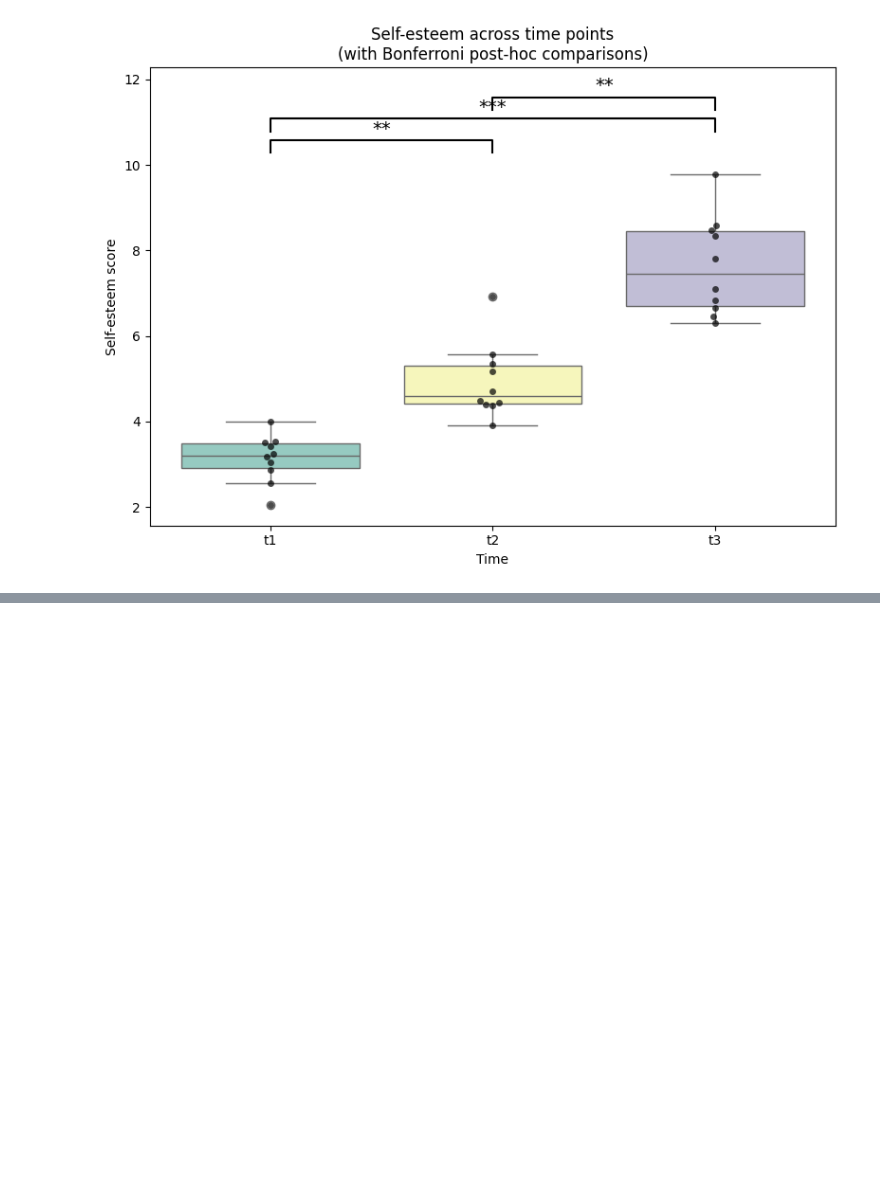
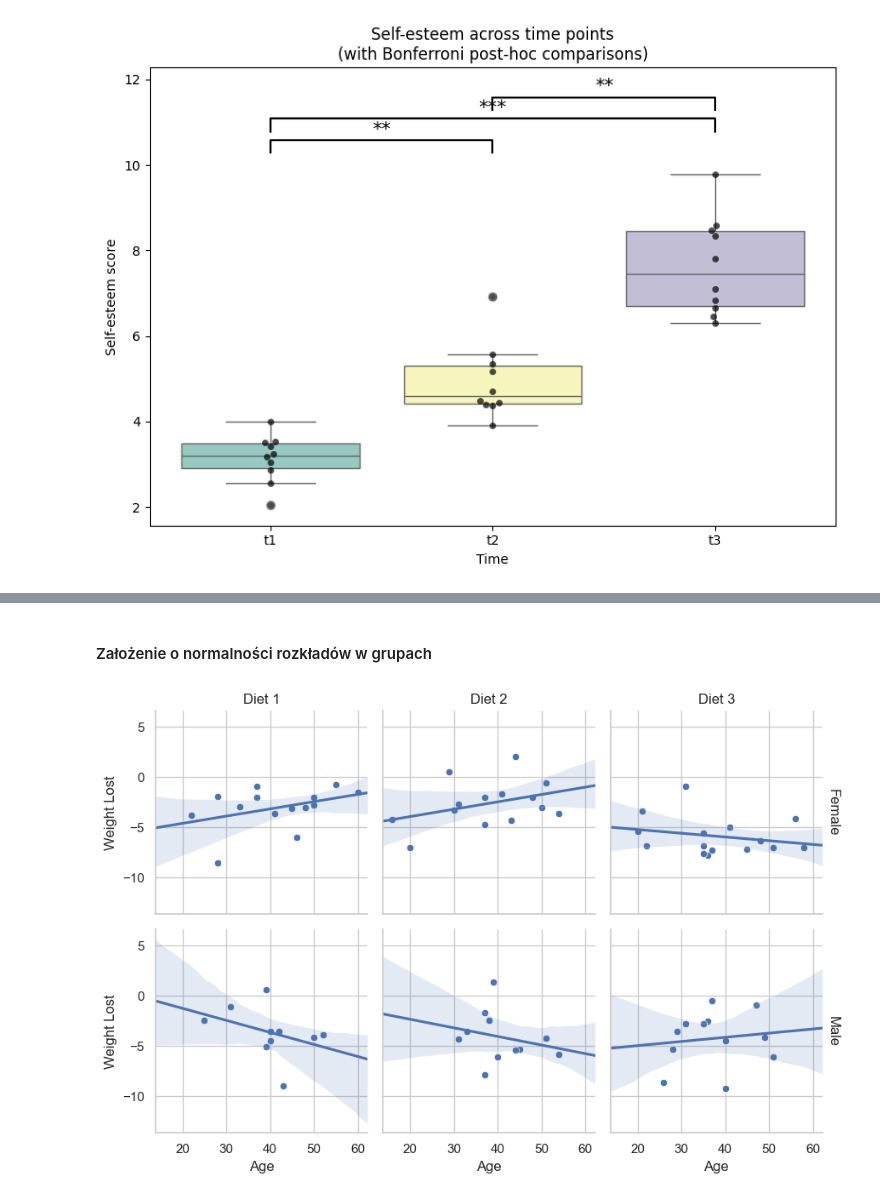
Before and after one commit to rk404/sadKF, a Jupyter notebook: 14-testy_anova.ipynb, the cells around one changed output, grey strips where cells are left out. Saved outputs shown, nothing was run; the diff lists cells and outputs as text; code cells hidden in the pictures; blank space fills up the shorter version.

```diff
--- a/14-testy_anova.ipynb
+++ b/14-testy_anova.ipynb
@@ -725,0 +981,18 @@ Czynniki te pełnią rolę zmiennych moderujących, czyli takich, które mogą w
+# %% [markdown]
+#### Założenie o normalności rozkładów w grupach
+# %%
+diet = diet[diet['gender'].isin(['Female', 'Male'])]
+
+g = sns.FacetGrid(diet, col="Diet", row="gender", margin_titles=True)
+
+g.map(sns.scatterplot, "Age", "weightlost")
+g.map(sns.regplot, "Age", "weightlost", scatter=False, truncate=False)
+
+g.set_axis_labels("Age", "Weight Lost")
+g.set_titles(col_template="{col_name}", row_template="{row_name}")
+
+plt.tight_layout()
+
+plt.show()
+# %% [output]
+[figure, added]
```
Also changed, not shown: parts of 53 cells of this notebook.
